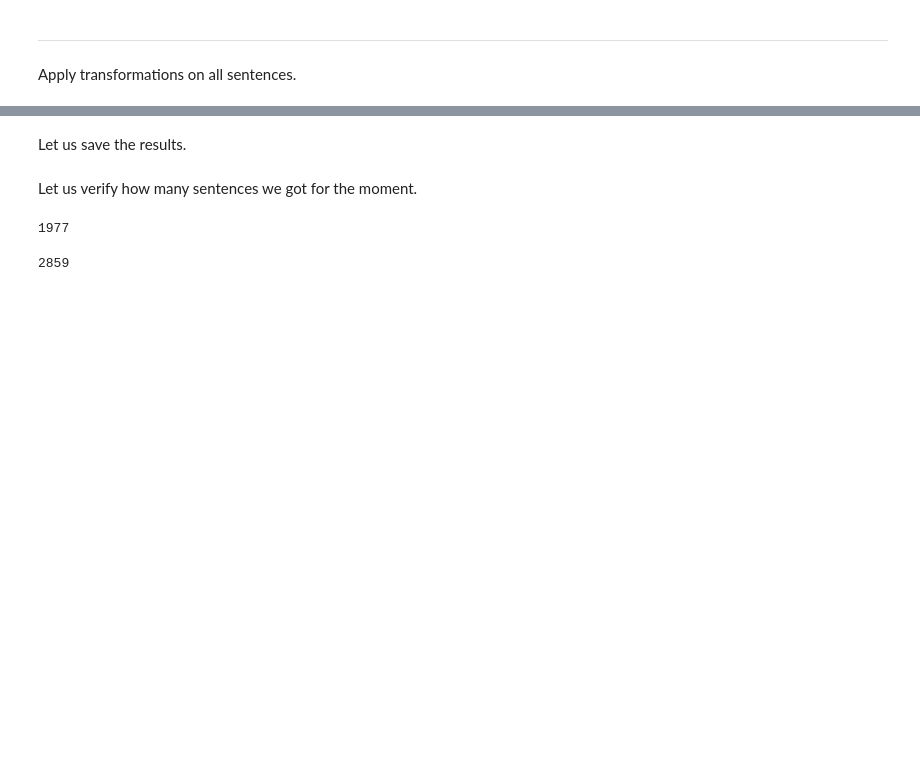
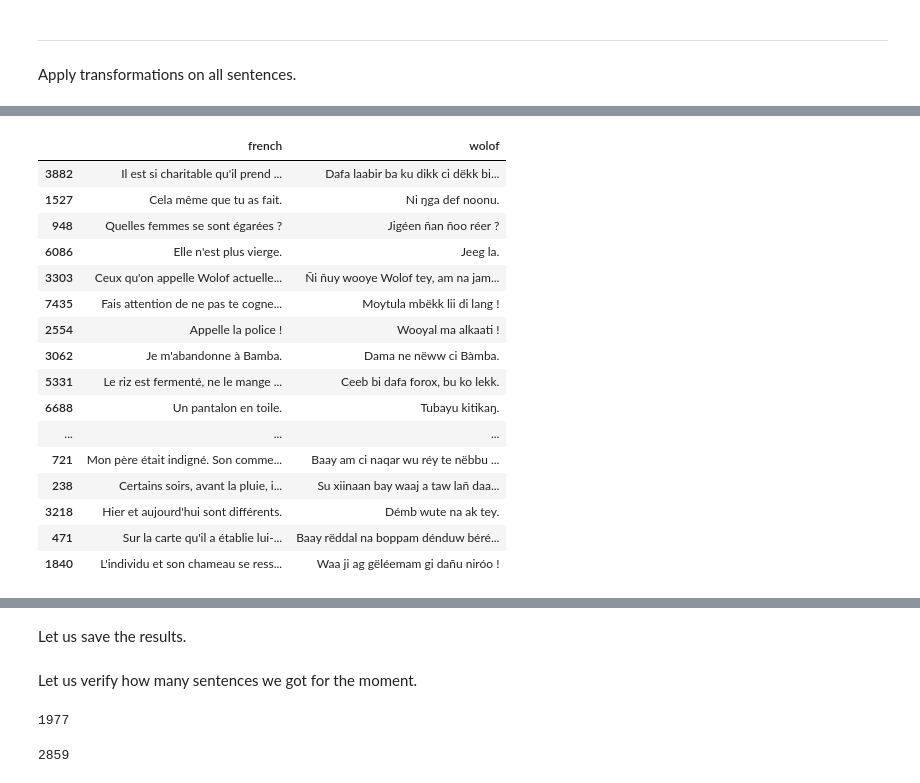
Before and after one commit to Oumar199/Wolof_traduction, a Jupyter notebook: improving_sentences_processing.ipynb, the cells around one changed output, grey strips where cells are left out. Drawn from its saved outputs; the diff is of its cells as text; code cells hidden in the pictures; blank space fills up the shorter version.

```diff
--- a/improving_sentences_processing.ipynb
+++ b/improving_sentences_processing.ipynb
@@ -1416,0 +1733,20 @@ corpora_v7.sample(74)
+# %%
+corpora_v8.sample(74)
+# %% [output]
+|  | french | wolof |
+| 3882 | Il est si charitable qu'il prend ... | Dafa laabir ba ku dikk ci dëkk bi... |
+| 1527 | Cela même que tu as fait. | Ni ŋga def noonu. |
+| 948 | Quelles femmes se sont égarées ? | Jigéen ñan ñoo réer ? |
+| 6086 | Elle n'est plus vierge. | Jeeg la. |
+| 3303 | Ceux qu'on appelle Wolof actuelle... | Ñi ñuy wooye Wolof tey, am na jam... |
+| 7435 | Fais attention de ne pas te cogne... | Moytula mbëkk lii di lang ! |
+| 2554 | Appelle la police ! | Wooyal ma alkaati ! |
+| 3062 | Je m'abandonne à Bamba. | Dama ne nëww ci Bàmba. |
+| 5331 | Le riz est fermenté, ne le mange ... | Ceeb bi dafa forox, bu ko lekk. |
+| 6688 | Un pantalon en toile. | Tubayu kitikaŋ. |
+| ... | ... | ... |
+| 721 | Mon père était indigné. Son comme... | Baay am ci naqar wu réy te nëbbu ... |
+| 238 | Certains soirs, avant la pluie, i... | Su xiinaan bay waaj a taw lañ daa... |
+| 3218 | Hier et aujourd'hui sont différents. | Démb wute na ak tey. |
+| 471 | Sur la carte qu'il a établie lui-... | Baay rëddal na boppam dénduw béré... |
+| 1840 | L'individu et son chameau se ress... | Waa ji ag gëléemam gi dañu niróo ! |
```
Also changed, not shown: parts of 100 cells of this notebook, 21 other files.
